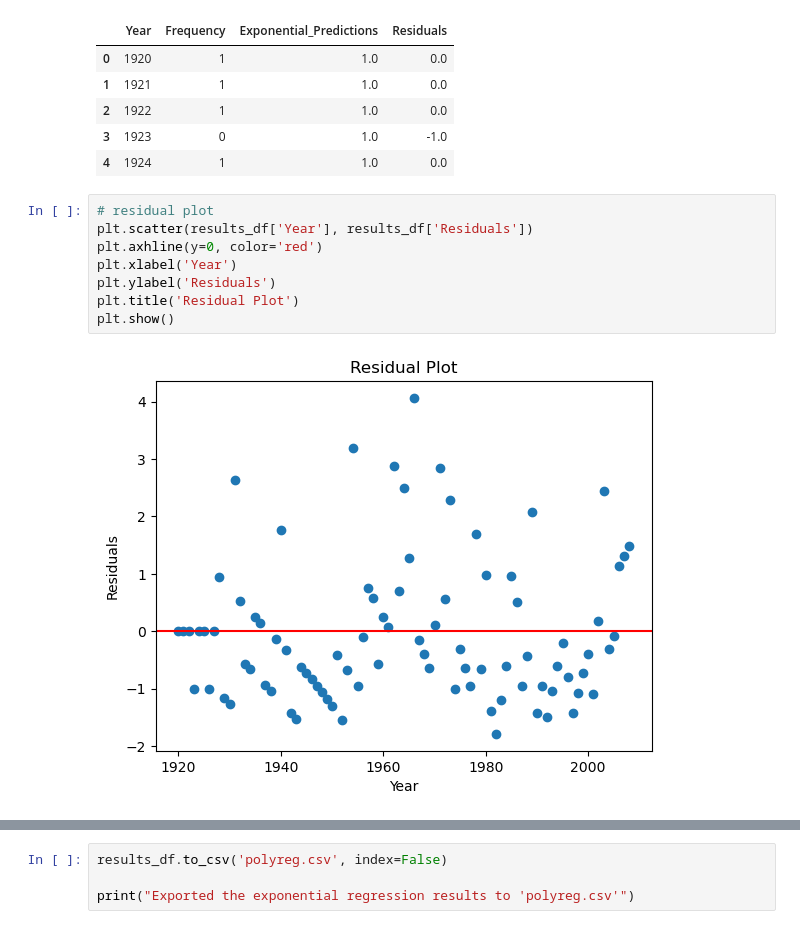
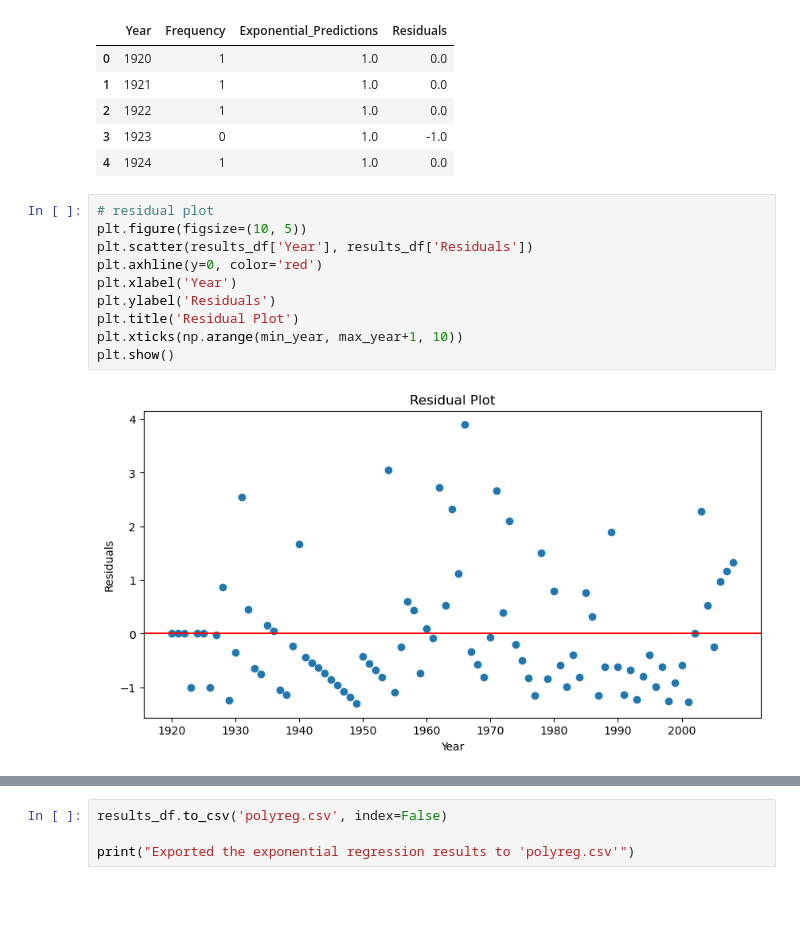
Before and after one commit to SpicyMcSpice1938/Depraved-Selection, a Jupyter notebook: polyreg.ipynb, the cells around one changed output, grey strips where cells are left out. Saved outputs shown, nothing was run; the diff lists cells and outputs as text; blank space fills up the shorter version.

```diff
--- a/polyreg.ipynb
+++ b/polyreg.ipynb
@@ -97,14 +99,16 @@ results_df.head()
 | 4 | 1924 | 1 | 1.0 | 0.0 |
 # %%
 # residual plot
+plt.figure(figsize=(10, 5))
 plt.scatter(results_df['Year'], results_df['Residuals'])
 plt.axhline(y=0, color='red')
 plt.xlabel('Year')
 plt.ylabel('Residuals')
 plt.title('Residual Plot')
+plt.xticks(np.arange(min_year, max_year+1, 10))
 plt.show()
 # %% [output]
-[figure, old version]
+[figure, new version]
 # %%
 equation = f'y = {model.intercept_:.4f}'
 for i, coef in enumerate(model.coef_):
```
Also changed, not shown: parts of 8 cells of this notebook, 2 other files.
